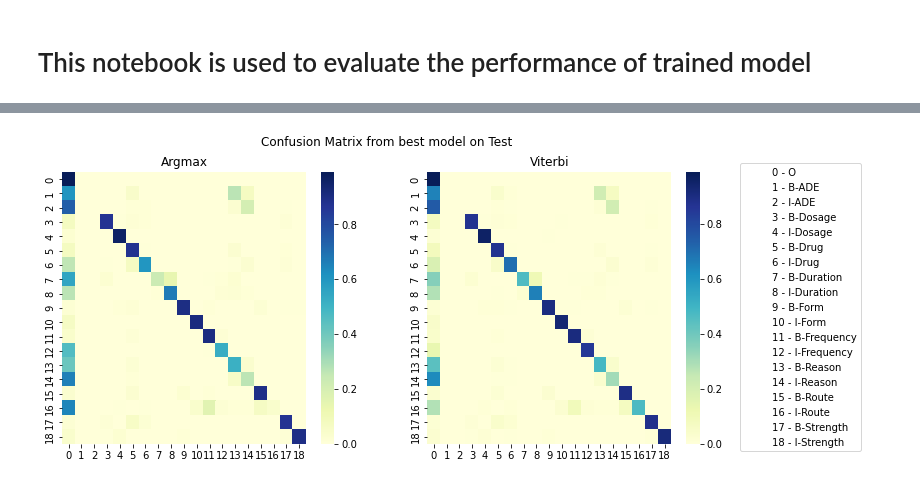
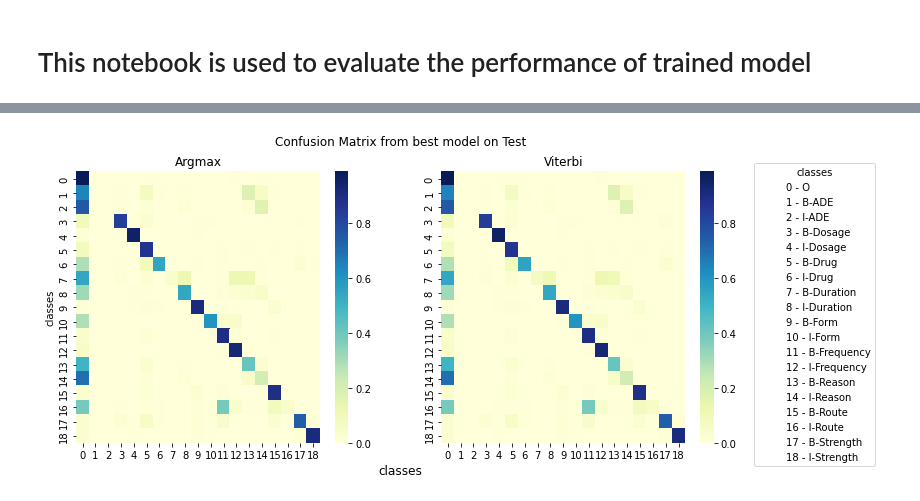
Before and after one commit to nitinkmittal/ner_ehr, a Jupyter notebook: notebooks/Evaluation-LSTM-CRF.ipynb, the cells around one changed output, grey strips where cells are left out. Drawn from its saved outputs; the diff is of its cells as text; code cells hidden in the pictures.

```diff
--- a/notebooks/Evaluation-LSTM-CRF.ipynb
+++ b/notebooks/Evaluation-LSTM-CRF.ipynb
@@ -252,2 +281,16 @@ FileNotFoundError: [Errno 2] No such file or directory: '../logs/ner_ehr_lstm_cr
+# %%
+with torch.no_grad():
+    transitions = torch.nn.functional.softmax(
+            lit_lstm.lstm_crf_ner_tagger.crf.transitions.data,
+        dim=0)
+    start_transitions = lit_lstm.lstm_crf_ner_tagger.crf.start_transitions.data
+    end_transitions = lit_lstm.lstm_crf_ner_tagger.crf.end_transitions.data
+
+if "cuda" in transitions.device.type:
+    transitions = transitions.cpu()
+if "cuda" in start_transitions.device.type:
+    start_transitions = start_transitions.cpu()
+if "cuda" in end_transitions.device.type:
+    end_transitions = end_transitions.cpu()
 # %%
 fig, ax = plt.subplots(figsize=(6, 5))
@@ -283,20 +328,25 @@ test_dl = DataLoader(
 test_true = []
 test_pred = []
 
+masks: torch.BoolTensor = None
 for X, Y, Meta in tqdm(test_dl, leave=False, position=0):
     with torch.no_grad():
-        masks = torch.ones_like(Y, dtype=torch.bool)
-        masks = torch.where(Y==vocab.PAD_TOKEN_ENTITY_INT_LABEL, False, masks)
+        Y_hat = lit_lstm.lstm_crf_ner_tagger.lstm_ner_tagger(X.to(DEFAULT_DEVICE_TYPE))
 
-        _, Y_hat = lit_lstm(X, Y, masks)
+        if "cuda" in Y_hat.device.type:
+            Y_hat = Y_hat.cpu()
+
         argmax_preds = argmax_decode(emissions=Y_hat)
 
+        if hparams["use_masks"]:
+            masks = torch.ones_like(Y, dtype=torch.bool)
+            masks = torch.where(Y==vocab.PAD_TOKEN_ENTITY_INT_LABEL, False, masks)
 
         viterbi_preds = viterbi_decode(
             emissions=Y_hat,
-            start_transitions=lit_lstm.lstm_crf_ner_tagger.crf.start_transitions.data,
-            end_transitions=lit_lstm.lstm_crf_ner_tagger.crf.end_transitions.data,
-            transitions=lit_lstm.lstm_crf_ner_tagger.crf.transitions.data,
+            start_transitions=start_transitions,
+            end_transitions=end_transitions,
+            transitions=transitions,
             masks=masks)
 
     for meta, argmax_pred, viterbi_pred in zip(Meta, argmax_preds, viterbi_preds):
@@ -315,21 +365,26 @@ df_test_pred.to_csv(os.path.join(LOG_DIR, f"version_{VERSION}", "test_pred.csv")
 # %%
 fig, (ax1, ax2) = plt.subplots(ncols=2, figsize=(12, 5))
 cm_argmax_test = confusion_matrix(
     y_true=vocab.entity_to_label(df_test_true["entity"].values.tolist()),
     y_pred=vocab.entity_to_label(df_test_pred["argmax_entity"].values.tolist()),
     normalize="true",
     labels=np.arange(vocab.num_uniq_entities))
 cm_viterbi_test = confusion_matrix(
     y_true=vocab.entity_to_label(df_test_true["entity"].values.tolist()),
     y_pred=vocab.entity_to_label(df_test_pred["viterbi_entity"].values.tolist()),
     normalize="true",
     labels=np.arange(vocab.num_uniq_entities))
 sns.heatmap(cm_argmax_test[1:,1:], cmap="YlGnBu", ax=ax1)
 sns.heatmap(cm_viterbi_test[1:,1:], cmap="YlGnBu", ax=ax2)
 ax1.set_title("Argmax")
 ax2.set_title("Viterbi")
-ax2.legend(handles=legend_elements, bbox_to_anchor=(1.8,1.05))
-plt.suptitle(t="Confusion Matrix from best model on Test")
+ax2.legend(handles=legend_elements, bbox_to_anchor=(1.8,1.05), title="classes")
+
+ax1.set_ylabel("classes")
+fig.text(s="classes", x=.5, y=.04, ha="center", fontdict={"fontsize": 12})
+title = "Confusion Matrix from best model on Test"
+plt.suptitle(title)
+plt.savefig(os.path.join(PLOTS_DIR, f"{title}.png"), dpi=100, bbox_inches="tight")
 plt.show()
 # %% [output]
-[figure, old version]
+[figure, new version]
```
Also changed, not shown: parts of 14 cells of this notebook, 1 other file.
